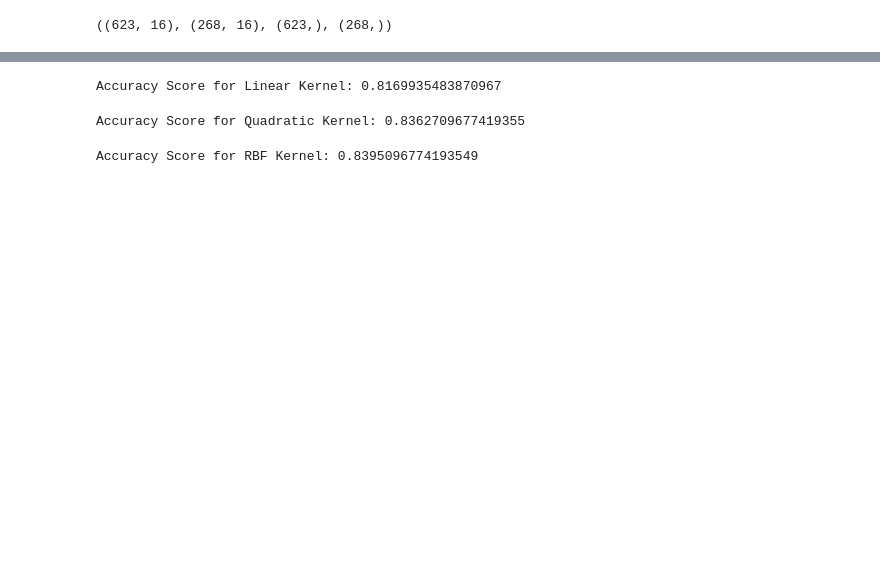
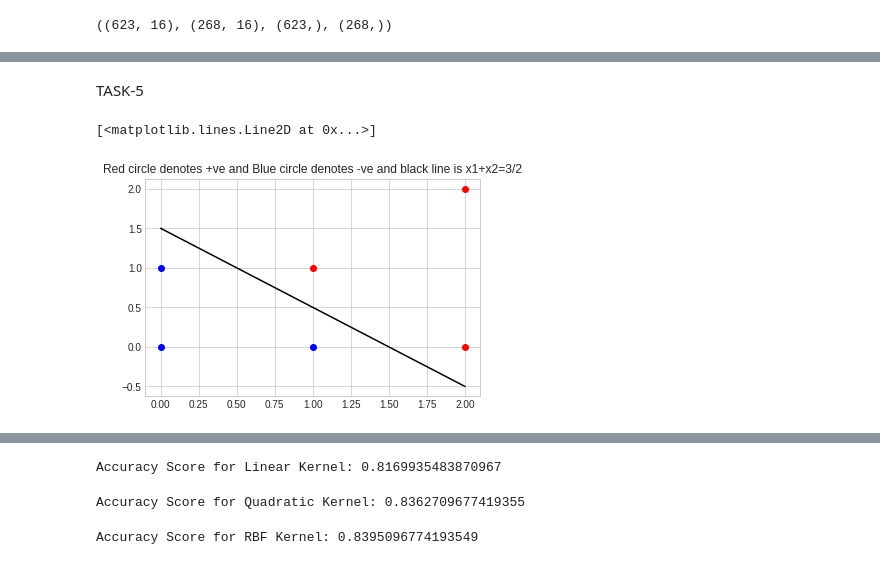
Before and after one commit to vaghasiatirth24/Machine-Learning, a Jupyter notebook: ML_HW3.ipynb, the cells around one changed output, grey strips where cells are left out. Saved outputs shown, nothing was run; the diff lists cells and outputs as text; code cells hidden in the pictures; blank space fills up the shorter version.

```diff
--- a/ML_HW3.ipynb
+++ b/ML_HW3.ipynb
@@ -68,0 +125,17 @@ X_train.shape,X_test.shape,y_train.shape,y_test.shape
+# %% [markdown]
+TASK-5
+# %%
+#ANSWER-5 USING GRAPH TO CHECK IF IT IS LINARLY SEPERABLE
+import matplotlib.pyplot as plt
+plt.style.use('seaborn-whitegrid')
+import numpy as np
+
+plt.plot([1,2,2],[1,2,0],'ro')
+plt.plot([0,1,0],[0,0,1],'bo')
+x = np.linspace(0,2,50)
+y = (3/2)-x
+plt.title('Red circle denotes +ve and Blue circle denotes -ve and black line is x1+x2=3/2')
+plt.plot(x, y, '-r', label='y=(3/2)-x',color='black')
+# %% [output]
+[<matplotlib.lines.Line2D at 0x...>]
+[figure, added]
```
Also changed, not shown: parts of 6 cells of this notebook.
